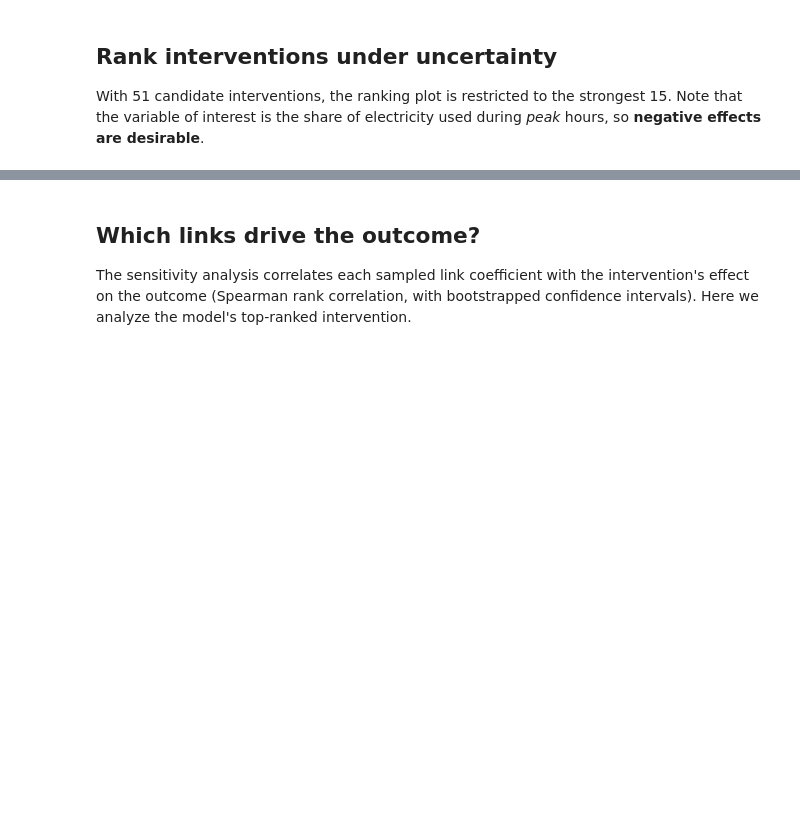
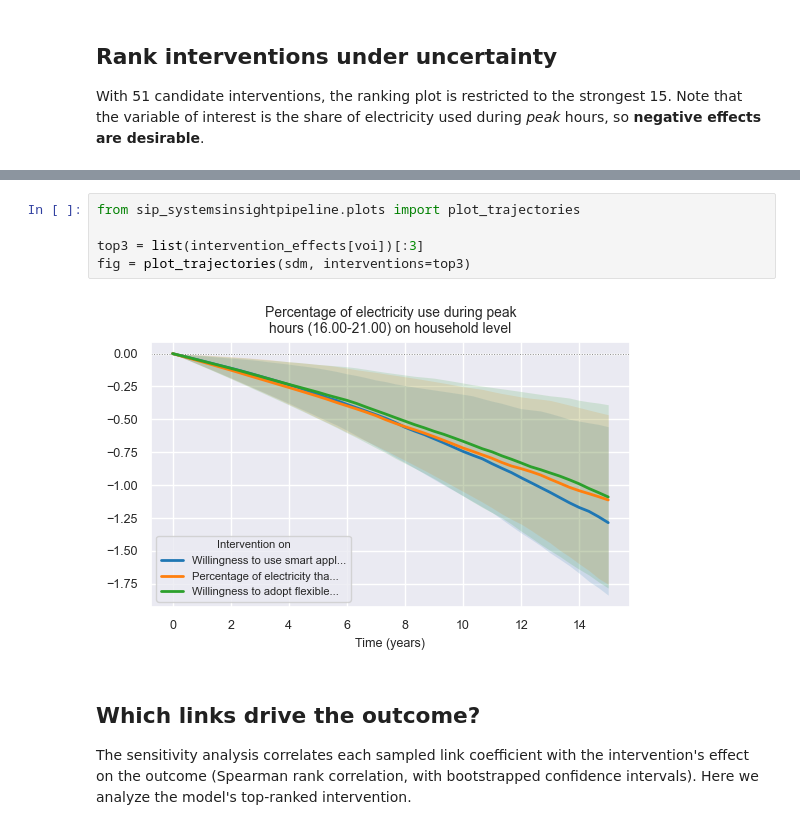
Before and after one commit to vvvasconcelos/SystemsInsightPipeline, a Jupyter notebook: tutorials/Insulation.ipynb, the cells around one changed output, grey strips where cells are left out. Drawn from its saved outputs; the diff is of its cells as text; blank space fills up the shorter version.

```diff
--- a/tutorials/Insulation.ipynb
+++ b/tutorials/Insulation.ipynb
@@ -73,3 +86,10 @@ fig = plot_simulated_intervention_ranking(s, intervention_effects[voi], voi, top
+# %%
+from sip_systemsinsightpipeline.plots import plot_trajectories
+
+top3 = list(intervention_effects[voi])[:3]
+fig = plot_trajectories(sdm, interventions=top3)
+# %% [output]
+[figure, added]
 # %% [markdown]
 ## Which links drive the outcome?
 
```
Also changed, not shown: parts of 4 cells of this notebook.
